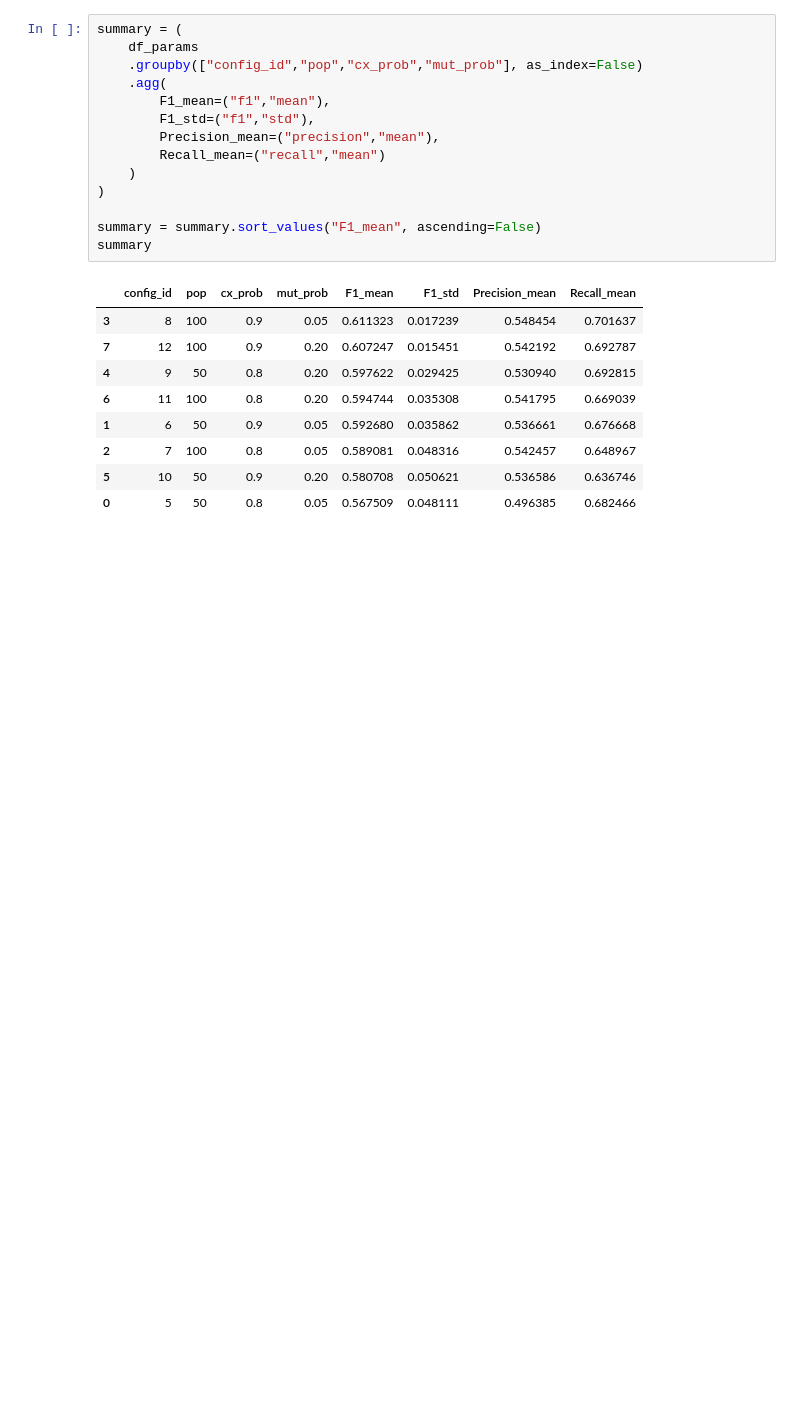
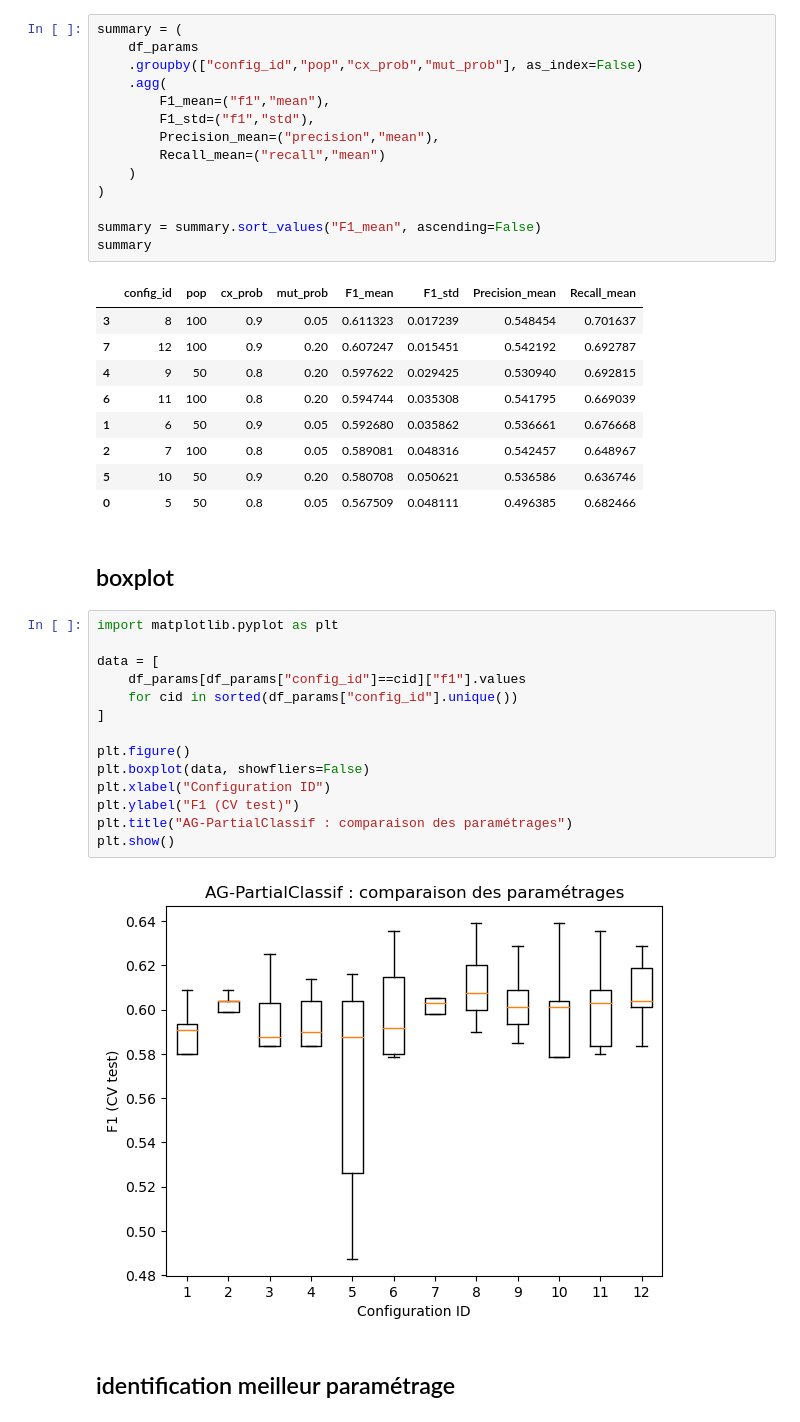
Before and after one commit to mrdedede/projet-oafd, a Jupyter notebook: classif.ipynb, the cells around one changed output. Saved outputs shown, nothing was run; the diff lists cells and outputs as text; blank space fills up the shorter version.

```diff
--- a/classif.ipynb
+++ b/classif.ipynb
@@ -676,3 +677,23 @@ summary
 | 2 | 7 | 100 | 0.8 | 0.05 | 0.589081 | 0.048316 | 0.542457 | 0.648967 |
 | 5 | 10 | 50 | 0.9 | 0.20 | 0.580708 | 0.050621 | 0.536586 | 0.636746 |
 | 0 | 5 | 50 | 0.8 | 0.05 | 0.567509 | 0.048111 | 0.496385 | 0.682466 |
+# %% [markdown]
+## boxplot
+# %%
+import matplotlib.pyplot as plt
+
+data = [
+    df_params[df_params["config_id"]==cid]["f1"].values
+    for cid in sorted(df_params["config_id"].unique())
+]
+
+plt.figure()
+plt.boxplot(data, showfliers=False)
+plt.xlabel("Configuration ID")
+plt.ylabel("F1 (CV test)")
+plt.title("AG-PartialClassif : comparaison des paramétrages")
+plt.show()
+# %% [output]
+[figure, added]
+# %% [markdown]
+## identification meilleur paramétrage
```
Also changed, not shown: parts of 13 cells of this notebook.
